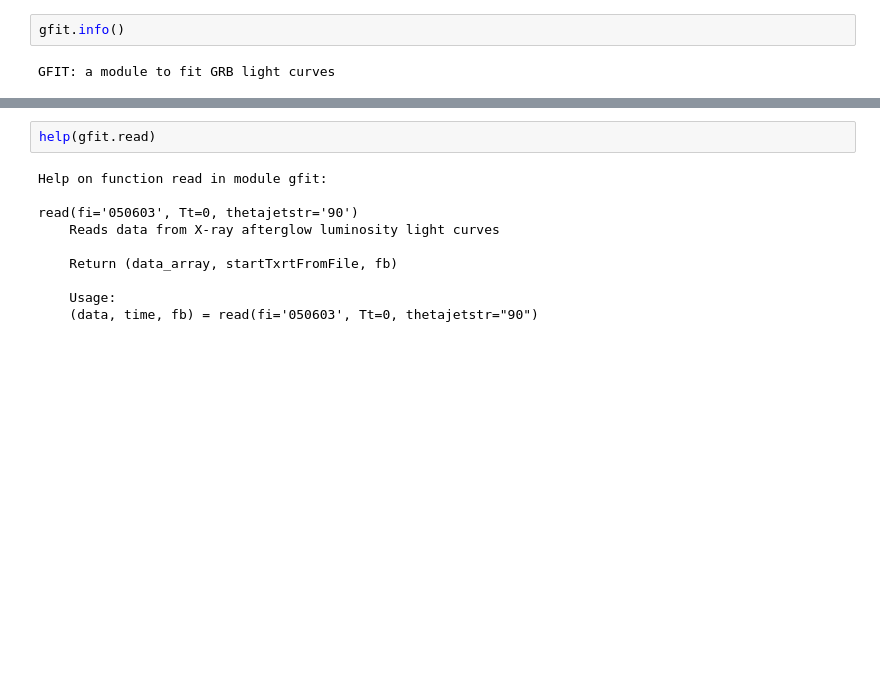
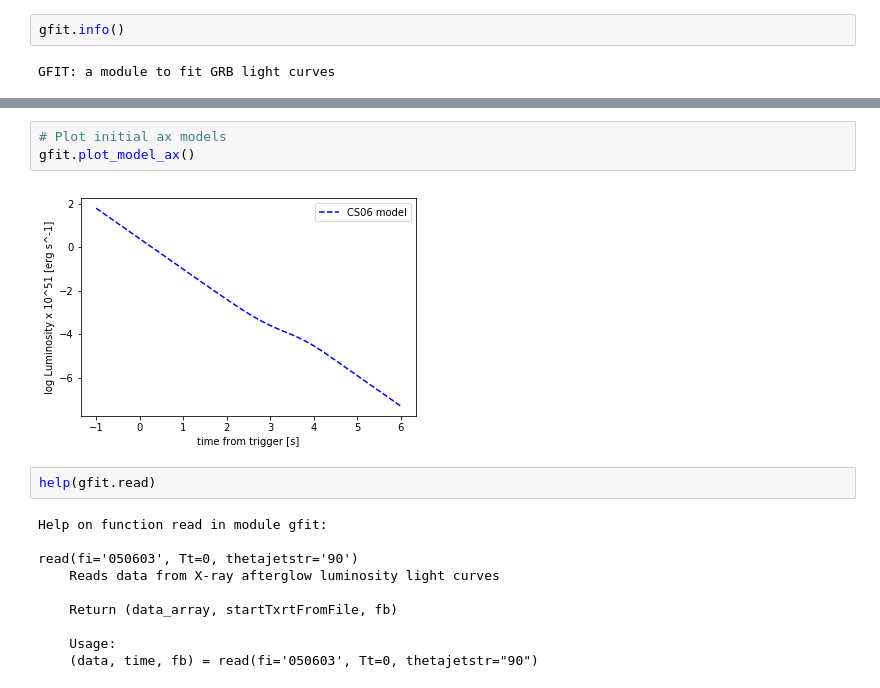
Before and after one commit to giovixo/GRB_curve_fit, a Jupyter notebook: notebooks/curve_fit.ipynb, the cells around one changed output, grey strips where cells are left out. Drawn from its saved outputs; the diff is of its cells as text; blank space fills up the shorter version.

```diff
--- a/notebooks/curve_fit.ipynb
+++ b/notebooks/curve_fit.ipynb
@@ -9,3 +14,8 @@ GFIT: a module to fit GRB light curves
+# %%
+# Plot initial ax models
+gfit.plot_model_ax()
+# %% [output]
+[figure, added]
 # %%
 help(gfit.read)
 # %% [output]
```
Also changed, not shown: parts of 2 cells of this notebook, 1 other file.
